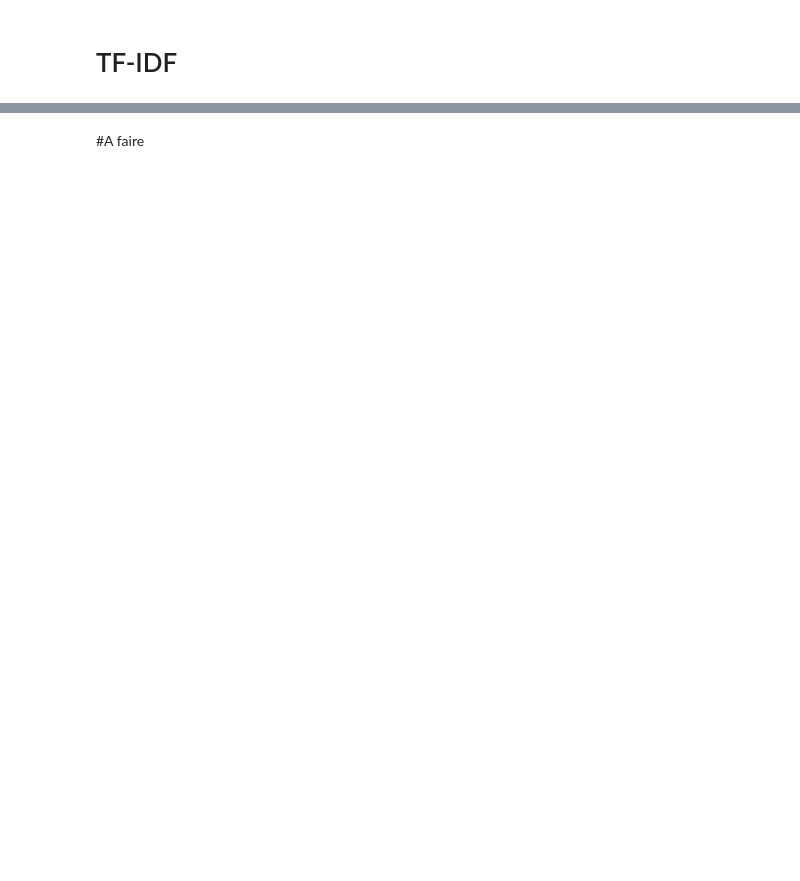
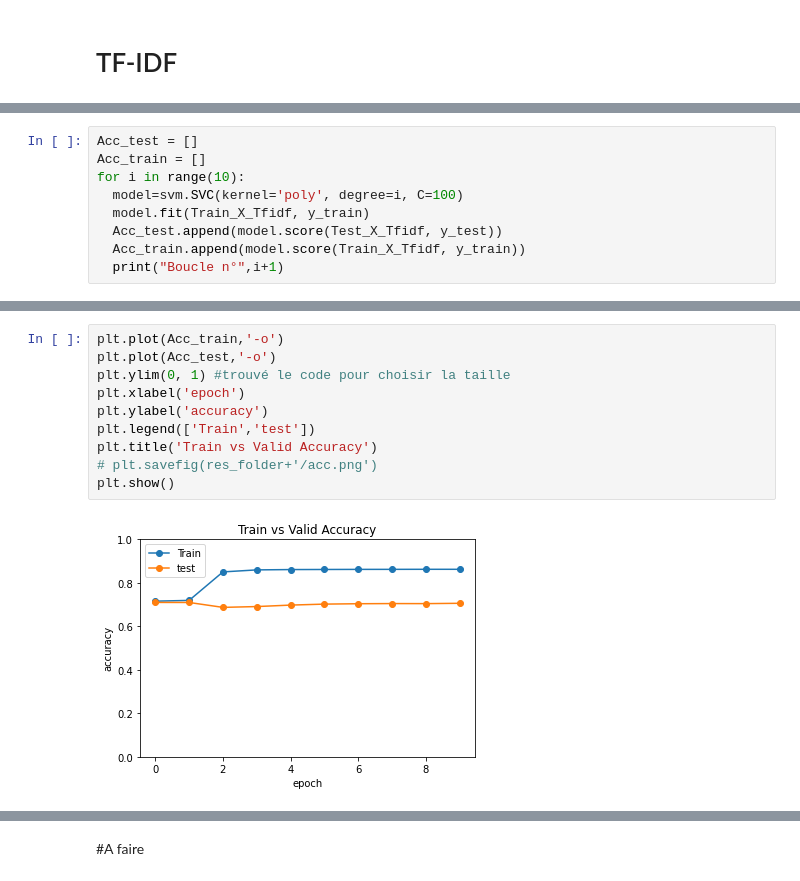
Before and after one commit to anjunjin/PFE-ING3-IA, a Jupyter notebook: Représentation_du_texte.ipynb, the cells around one changed output, grey strips where cells are left out. Saved outputs shown, nothing was run; the diff lists cells and outputs as text; blank space fills up the shorter version.

```diff
--- a/Représentation_du_texte.ipynb
+++ b/Représentation_du_texte.ipynb
@@ -248,0 +492,9 @@ print(test)
+# %%
+Acc_test = []
+Acc_train = []
+for i in range(10):
+  model=svm.SVC(kernel='poly', degree=i, C=100)
+  model.fit(Train_X_Tfidf, y_train)
+  Acc_test.append(model.score(Test_X_Tfidf, y_test))
+  Acc_train.append(model.score(Train_X_Tfidf, y_train))
+  print("Boucle n°",i+1)
@@ -248,0 +512,12 @@ print(test)
+# %%
+plt.plot(Acc_train,'-o')
+plt.plot(Acc_test,'-o')
+plt.ylim(0, 1) #trouvé le code pour choisir la taille
+plt.xlabel('epoch')
+plt.ylabel('accuracy')
+plt.legend(['Train','test'])
+plt.title('Train vs Valid Accuracy')
+# plt.savefig(res_folder+'/acc.png')
+plt.show()
+# %% [output]
+[figure, added]
```
Also changed, not shown: parts of 91 cells of this notebook.
